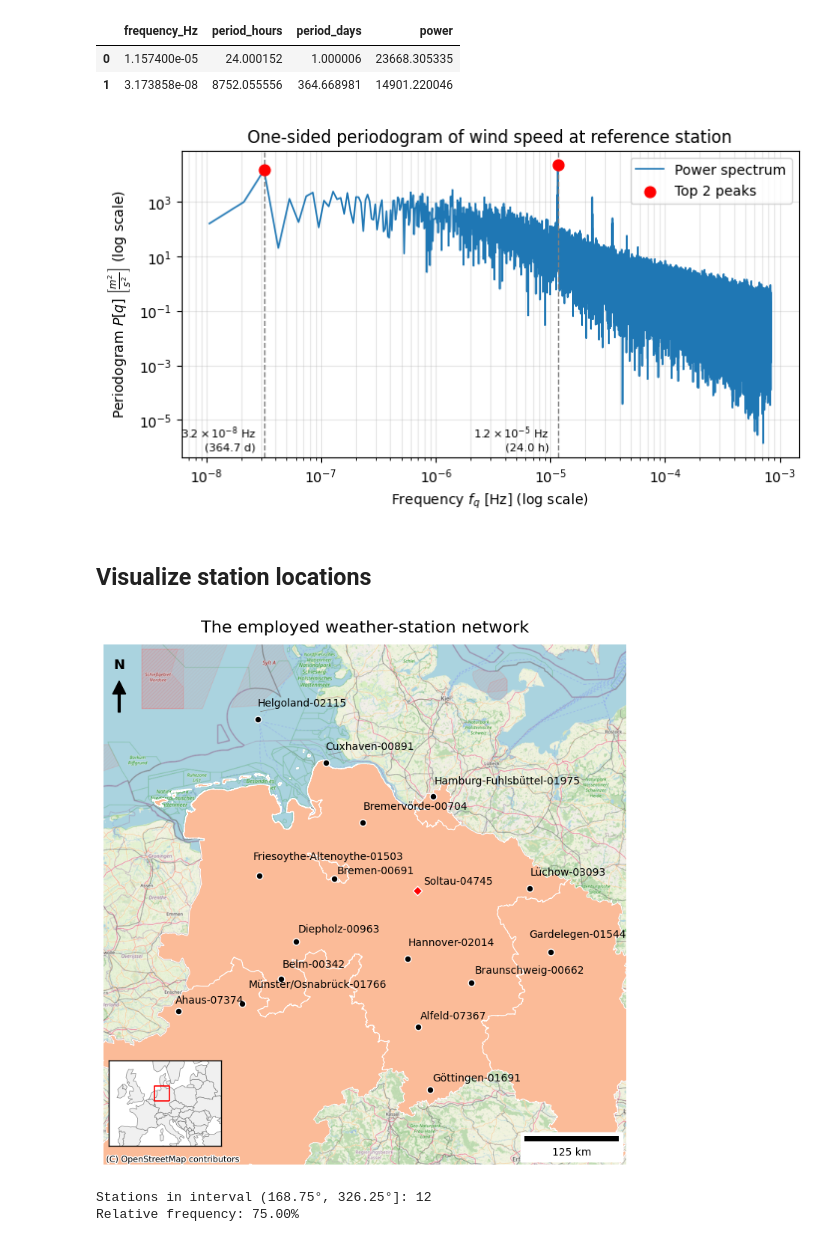
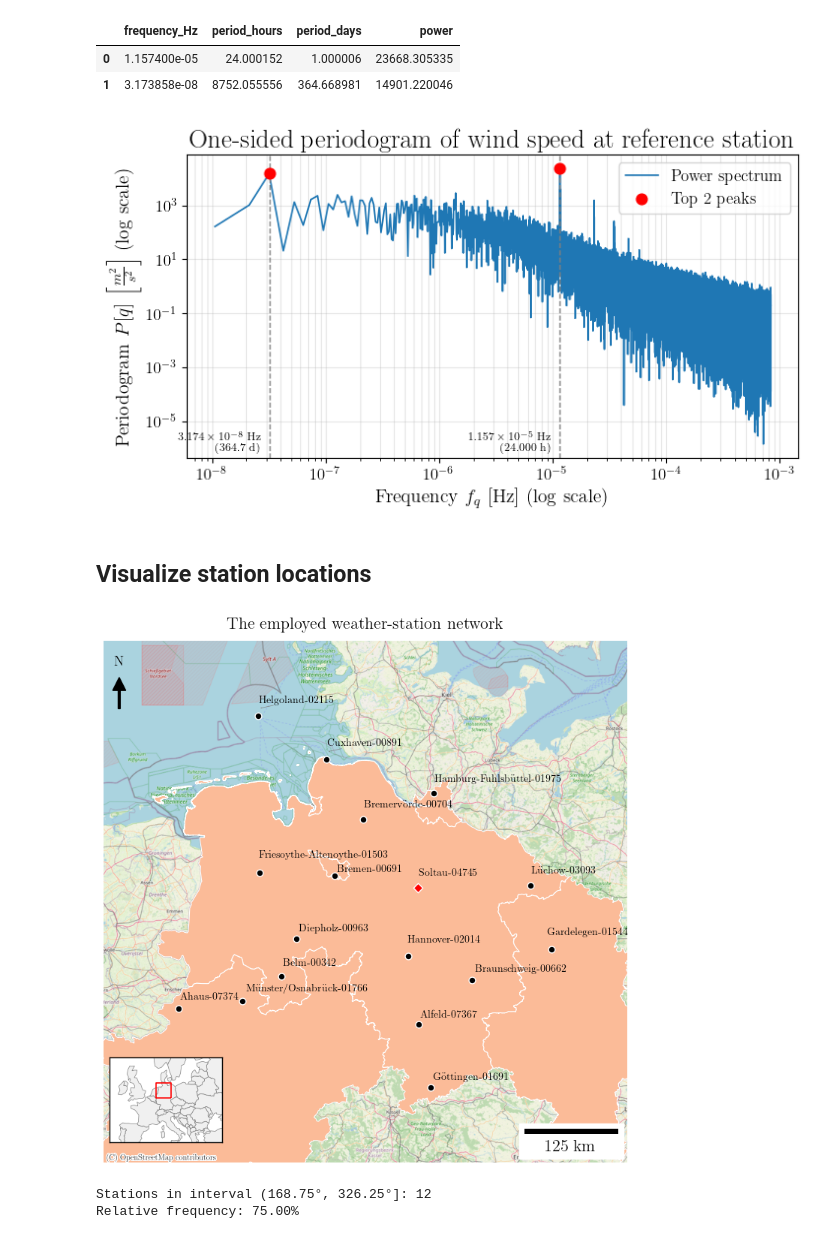
Before and after one commit to quirinbrandl/GermanyWindCast, a Jupyter notebook: notebooks/exploratory_data_analysis.ipynb, the cells around one changed output. Cells and saved outputs as stored; diff of their text form; code cells hidden in the pictures.

```diff
--- a/notebooks/exploratory_data_analysis.ipynb
+++ b/notebooks/exploratory_data_analysis.ipynb
@@ -28,17 +28,17 @@ if "notebooks" in os.getcwd():
     os.chdir("..")
 # %%
 # Comment out for latex style font rendering (you need it installed on your system)
-# mpl.rcParams.update({
-#     "text.usetex": True,
-#     "font.family": "serif",
-#     "font.serif": ["Latin Modern Roman"],
-#     "axes.labelsize": 14,
-#     "font.size": 16,
-#     "legend.fontsize":12,
-#     "xtick.labelsize": 12,
-#     "ytick.labelsize": 12,
-#     "text.latex.preamble": r"\usepackage{amsmath}",
-# })
+mpl.rcParams.update({
+    "text.usetex": True,
+    "font.family": "serif",
+    "font.serif": ["Latin Modern Roman"],
+    "axes.labelsize": 14,
+    "font.size": 16,
+    "legend.fontsize":12,
+    "xtick.labelsize": 12,
+    "ytick.labelsize": 12,
+    "text.latex.preamble": r"\usepackage{amsmath}",
+})
 # %%
 df_complete_dataset = load_dataset()
 df_station_metadata = load_metadata()
@@ -352,37 +352,37 @@ for i in idx:
     per_sec = 1 / freq
     if per_sec >= 2 * 86400:  # More than 2 days
         period_str = f"{per_sec / 86400:.1f} d"
     elif per_sec >= 2 * 3600:  # More than 2 hours
-        period_str = f"{per_sec / 3600:.1f} h"
+        period_str = f"{per_sec / 3600:.3f} h"
     else:
         period_str = f"{per_sec / 60:.1f} min"
 
     exp = int(np.floor(np.log10(freq)))
     base = freq / 10**exp
-    freq_str = rf"${base:.1f} \times 10^{{{exp}}}$ Hz"
+    freq_str = rf"${base:.3f} \times 10^{{{exp}}}$ Hz"
 
     plt.axvline(freq, color="gray", linestyle="--", linewidth=1)
 
     plt.text(
         freq * 0.85,
         plt.ylim()[0] * 1.5,
         f"{freq_str}\n({period_str})",
         ha="right",
         va="bottom",
         fontsize=8,
         color="black",
     )
 
 plt.title("One-sided periodogram of wind speed at reference station")
 plt.xlabel(r"Frequency $f_q$ [Hz] (log scale)")
 plt.ylabel(r"Periodogram $P[q]$ $\left[\frac{m^{2}}{s^{2}}\right]$ (log scale)")
 
 plt.grid(alpha=0.3, which="both")
 plt.legend()
-plt.savefig("notebooks/plots/power_spectrum.png", dpi=300, bbox_inches='tight')
+plt.savefig("notebooks/plots/power_spectrum.pdf", bbox_inches='tight')
 plt.show()
 # %% [output]
-[figure, old version]
+[figure, new version]
 # %% [markdown]
 ## Visualize station locations
 # %%
@@ -492,11 +492,11 @@ for spine in ax_in.spines.values():
 ax.set_title("The employed weather-station network", fontsize=16, pad=12)
 ax.set_axis_off()
 
-plt.savefig("notebooks/plots/station_network.png", dpi=300, bbox_inches="tight")
+plt.savefig("notebooks/plots/station_network.pdf", bbox_inches="tight")
 
 plt.show()
 # %% [output]
-[figure, old version]
+[figure, new version]
 # %%
 get_stations_in_sec_rel_freq(ref_station, normal_stations, 168.75, 326.25)
 # %% [output]
```
Also changed, not shown: parts of 2 cells of this notebook, 45 other files.
